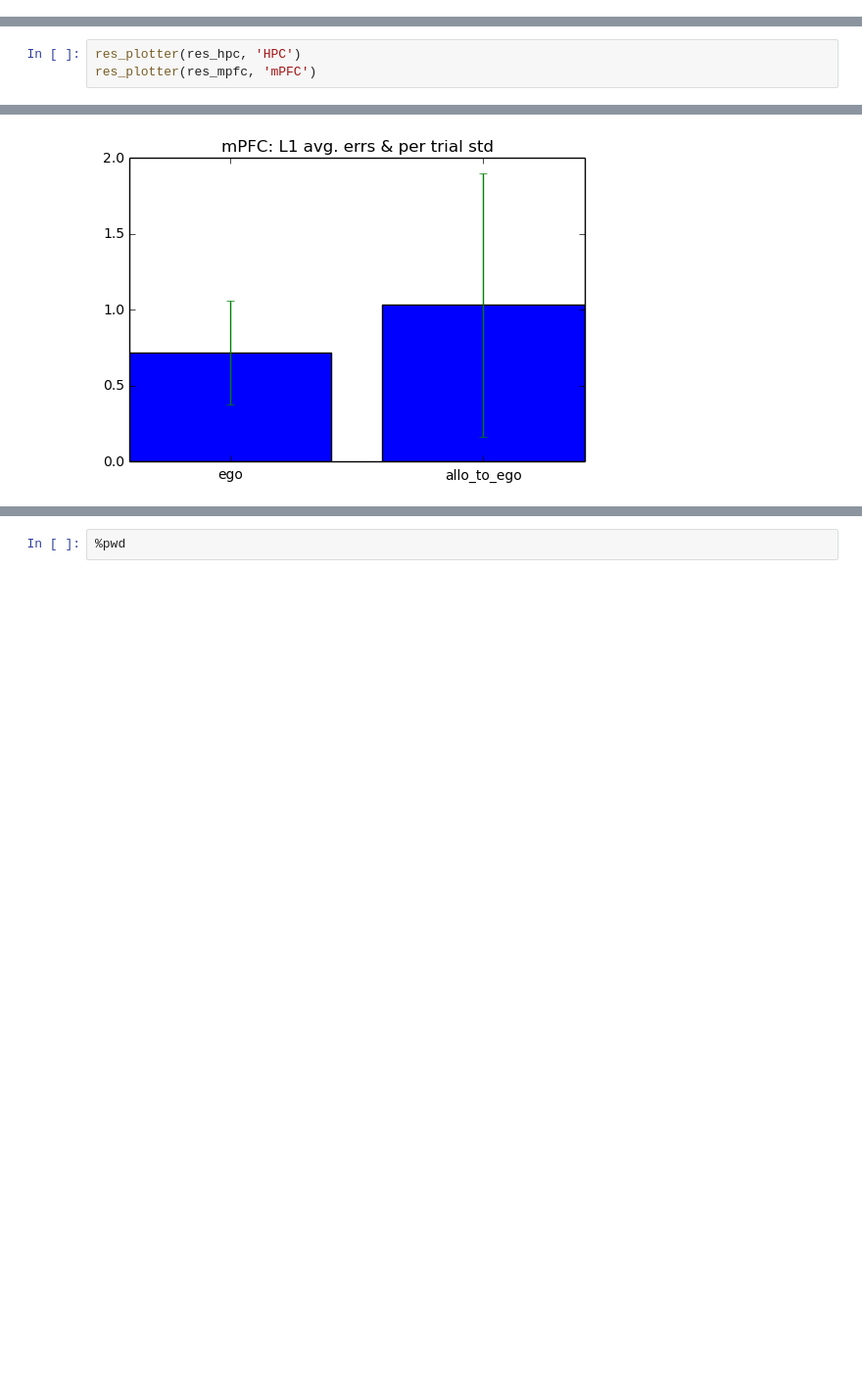
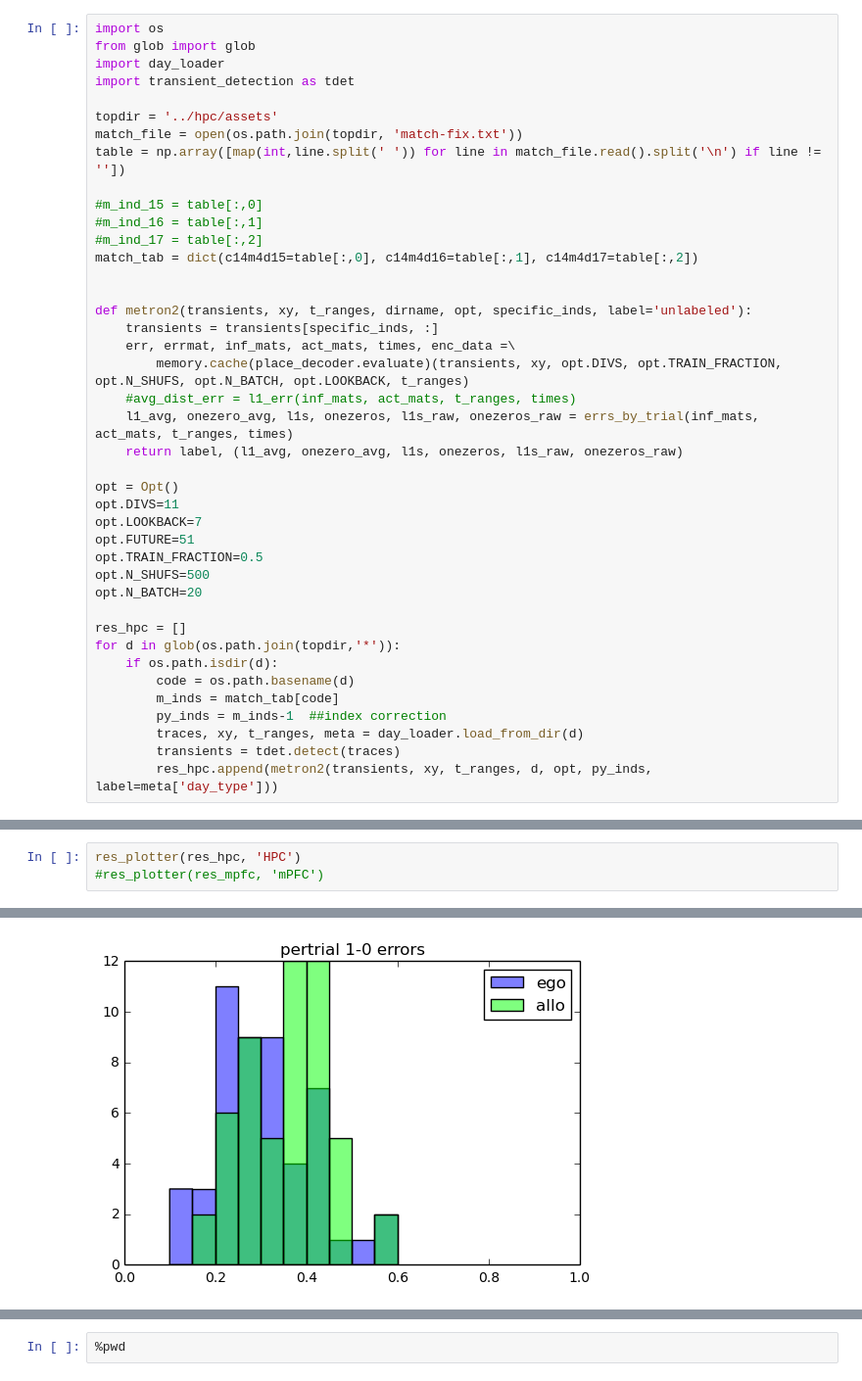
Before and after one commit to approbatory/funkcii, a Jupyter notebook: hpc_place_coding.ipynb, the cells around one changed output, grey strips where cells are left out. Shown at 98% size. Drawn from its saved outputs; the diff is of its cells as text; blank space fills up the shorter version.

```diff
--- a/hpc_place_coding.ipynb
+++ b/hpc_place_coding.ipynb
@@ -165,0 +220,41 @@ Detecting transients...
+# %%
+import os
+from glob import glob
+import day_loader
+import transient_detection as tdet
+
+topdir = '../hpc/assets'
+match_file = open(os.path.join(topdir, 'match-fix.txt'))
+table = np.array([map(int,line.split(' ')) for line in match_file.read().split('\n') if line != ''])
+
+#m_ind_15 = table[:,0]
+#m_ind_16 = table[:,1]
+#m_ind_17 = table[:,2]
+match_tab = dict(c14m4d15=table[:,0], c14m4d16=table[:,1], c14m4d17=table[:,2])
+
+
+def metron2(transients, xy, t_ranges, dirname, opt, specific_inds, label='unlabeled'):
+    transients = transients[specific_inds, :]
+    err, errmat, inf_mats, act_mats, times, enc_data =\
+        memory.cache(place_decoder.evaluate)(transients, xy, opt.DIVS, opt.TRAIN_FRACTION, opt.N_SHUFS, opt.N_BATCH, opt.LOOKBACK, t_ranges)
+    #avg_dist_err = l1_err(inf_mats, act_mats, t_ranges, times)
+    l1_avg, onezero_avg, l1s, onezeros, l1s_raw, onezeros_raw = errs_by_trial(inf_mats, act_mats, t_ranges, times)
+    return label, (l1_avg, onezero_avg, l1s, onezeros, l1s_raw, onezeros_raw)
+
+opt = Opt()
+opt.DIVS=11
+opt.LOOKBACK=7
+opt.FUTURE=51
+opt.TRAIN_FRACTION=0.5
+opt.N_SHUFS=500
+opt.N_BATCH=20
+
+res_hpc = []
+for d in glob(os.path.join(topdir,'*')):
+    if os.path.isdir(d):
+        code = os.path.basename(d)
+        m_inds = match_tab[code]
+        py_inds = m_inds-1  ##index correction
+        traces, xy, t_ranges, meta = day_loader.load_from_dir(d)
+        transients = tdet.detect(traces)
+        res_hpc.append(metron2(transients, xy, t_ranges, d, opt, py_inds, label=meta['day_type']))
@@ -166,4 +271,4 @@ Detecting transients...
 # %%
 res_plotter(res_hpc, 'HPC')
-res_plotter(res_mpfc, 'mPFC')
+#res_plotter(res_mpfc, 'mPFC')
 # %% [output]
@@ -179 +288 @@ HPC: 1-0 errors: ttest pval: 0.000010
-[figure, old version]
+[figure, new version]
```
Also changed, not shown: parts of 4 cells of this notebook, 2 other files.
